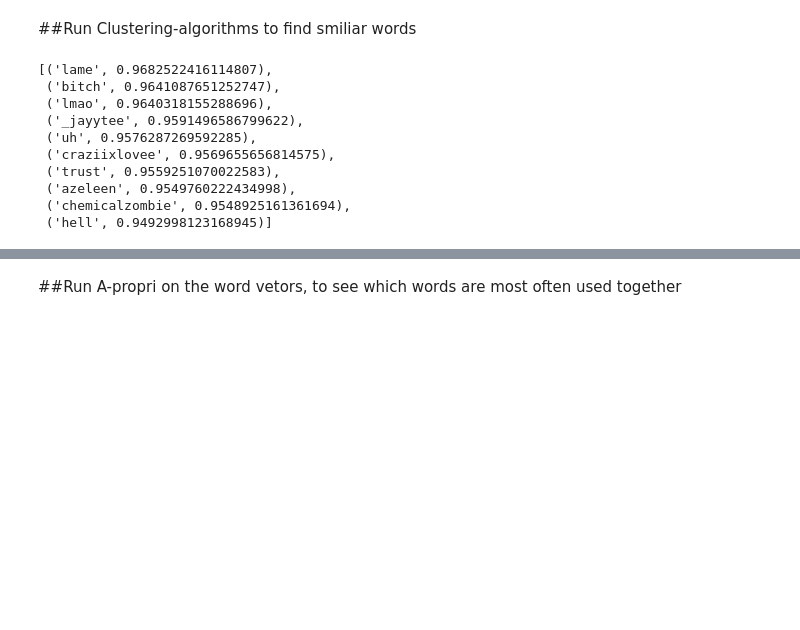
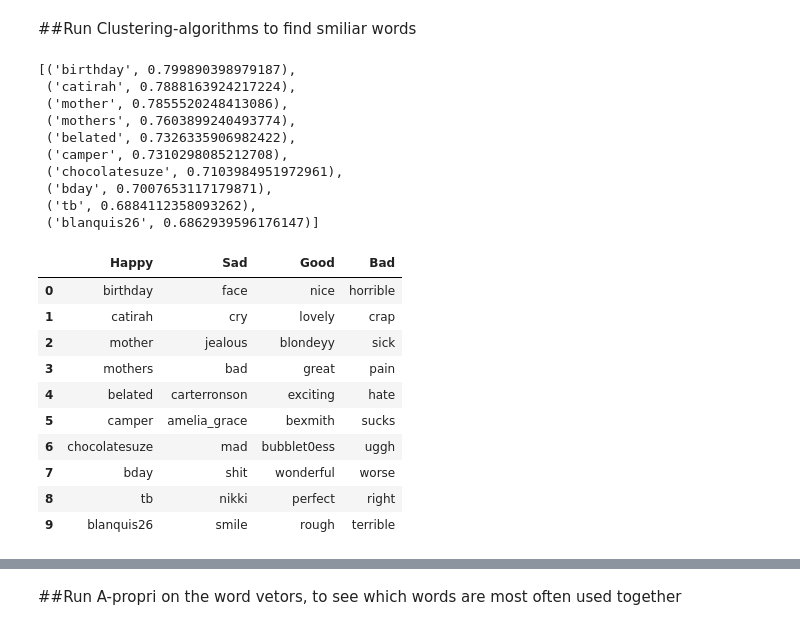
Before and after one commit to DavidRiemer02/DataMiningProj, a Jupyter notebook: DataMiningProj.ipynb, the cells around one changed output, grey strips where cells are left out. Cells and saved outputs as stored; diff of their text form; code cells hidden in the pictures; blank space fills up the shorter version.

```diff
--- a/DataMiningProj.ipynb
+++ b/DataMiningProj.ipynb
@@ -142,18 +161,42 @@ sentences = [data[0] for data in dataset.
 w2vModel = Word2Vec(sentences=sentences, vector_size=200, workers=1, seed=42)
 w2vModel.save("word2vec.model")
 # %%
-w2vModel.wv.most_similar("fuck")
+w2vModel.wv.most_similar("happy")
 # %% [output]
-[('lame', 0.9682522416114807),
- ('bitch', 0.9641087651252747),
- ('lmao', 0.9640318155288696),
- ('_jayytee', 0.9591496586799622),
- ('uh', 0.9576287269592285),
- ('craziixlovee', 0.9569655656814575),
- ('trust', 0.9559251070022583),
- ('azeleen', 0.9549760222434998),
- ('chemicalzombie', 0.9548925161361694),
- ('hell', 0.9492998123168945)]
+[('birthday', 0.799890398979187),
+ ('catirah', 0.7888163924217224),
+ ('mother', 0.7855520248413086),
+ ('mothers', 0.7603899240493774),
+ ('belated', 0.7326335906982422),
+ ('camper', 0.7310298085212708),
+ ('chocolatesuze', 0.7103984951972961),
+ ('bday', 0.7007653117179871),
+ ('tb', 0.6884112358093262),
+ ('blanquis26', 0.6862939596176147)]
+# %%
+listHappy=w2vModel.wv.most_similar("happy")
+listsad=w2vModel.wv.most_similar("sad")
+listgood=w2vModel.wv.most_similar("good")
+listbad=w2vModel.wv.most_similar("bad")
+#Select only the words from the list
+listHappy=[x[0] for x in listHappy]
+listsad=[x[0] for x in listsad]
+listgood=[x[0] for x in listgood]
+listbad=[x[0] for x in listbad]
+#Create a dataframe
+w2vDataFrame = pd.DataFrame({'Happy': listHappy, 'Sad': listsad, 'Good': listgood, 'Bad': listbad})
+# %% [output]
+|  | Happy | Sad | Good | Bad |
+| 0 | birthday | face | nice | horrible |
+| 1 | catirah | cry | lovely | crap |
+| 2 | mother | jealous | blondeyy | sick |
+| 3 | mothers | bad | great | pain |
+| 4 | belated | carterronson | exciting | hate |
+| 5 | camper | amelia_grace | bexmith | sucks |
+| 6 | chocolatesuze | mad | bubblet0ess | uggh |
+| 7 | bday | shit | wonderful | worse |
+| 8 | tb | nikki | perfect | right |
+| 9 | blanquis26 | smile | rough | terrible |
 # %%
 #vectors = w2vModel.wv[w2vModel.wv.key_to_index]
 #from nltk.cluster import KMeansClusterer
```
Also changed, not shown: parts of 10 cells of this notebook, 4 other files.
